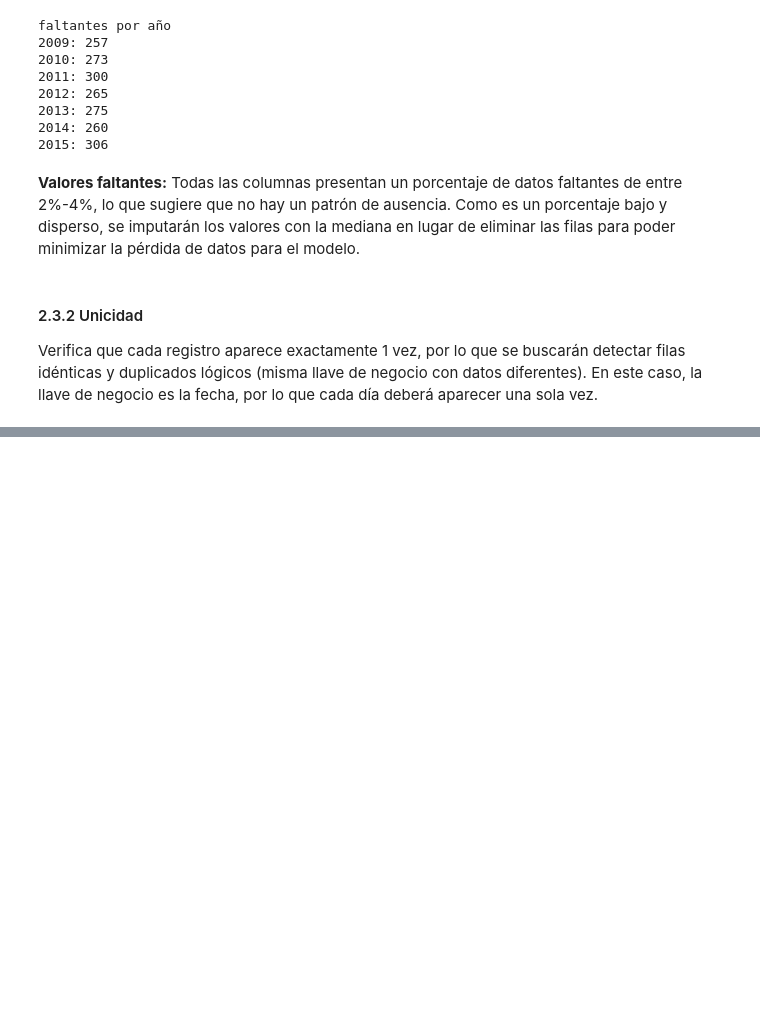
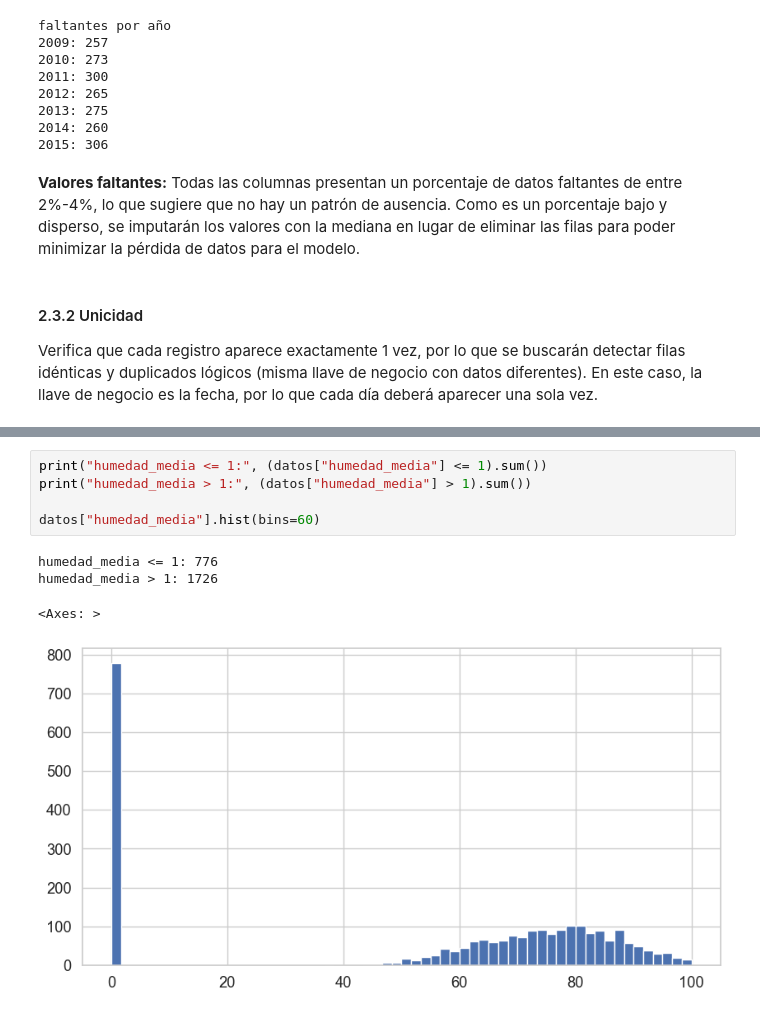
Before and after one commit to mzambranob/Fork-MaterialDeClase-ISIS-2611, a Jupyter notebook: 202620/Laboratorios/L1/laboratorio_1.ipynb, the cells around one changed output, grey strips where cells are left out. Saved outputs shown, nothing was run; the diff lists cells and outputs as text; blank space fills up the shorter version.

Commit message:
Avance cuatro dimensiones de calidad de datos

```diff
--- a/202620/Laboratorios/L1/laboratorio_1.ipynb
+++ b/202620/Laboratorios/L1/laboratorio_1.ipynb
@@ -196,0 +289,10 @@ print("Fechas que se repiten:", len(fechas_repetidas))
+# %%
+print("humedad_media <= 1:", (datos["humedad_media"] <= 1).sum())
+print("humedad_media > 1:", (datos["humedad_media"] > 1).sum())
+
+datos["humedad_media"].hist(bins=60)
+# %% [output]
+humedad_media <= 1: 776
+humedad_media > 1: 1726
+<Axes: >
+[figure, added]
```
Also changed, not shown: parts of 12 cells of this notebook.
